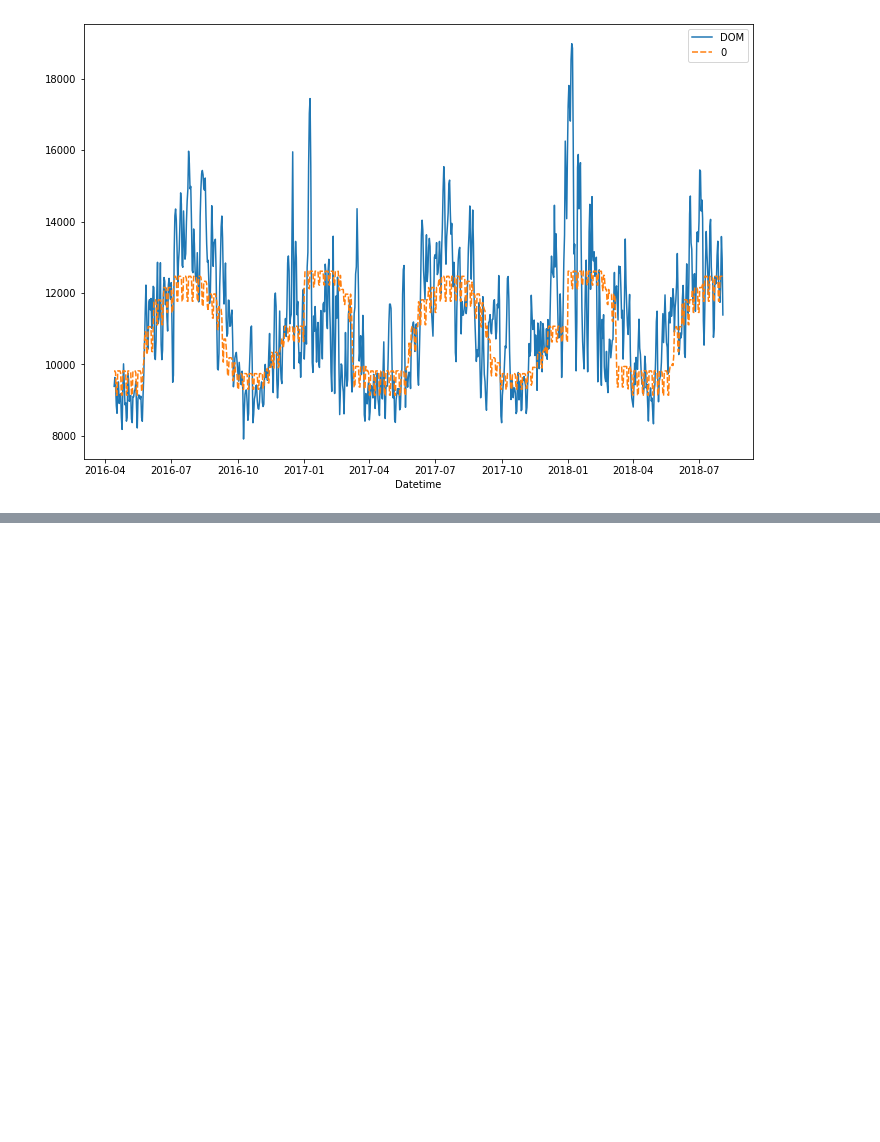
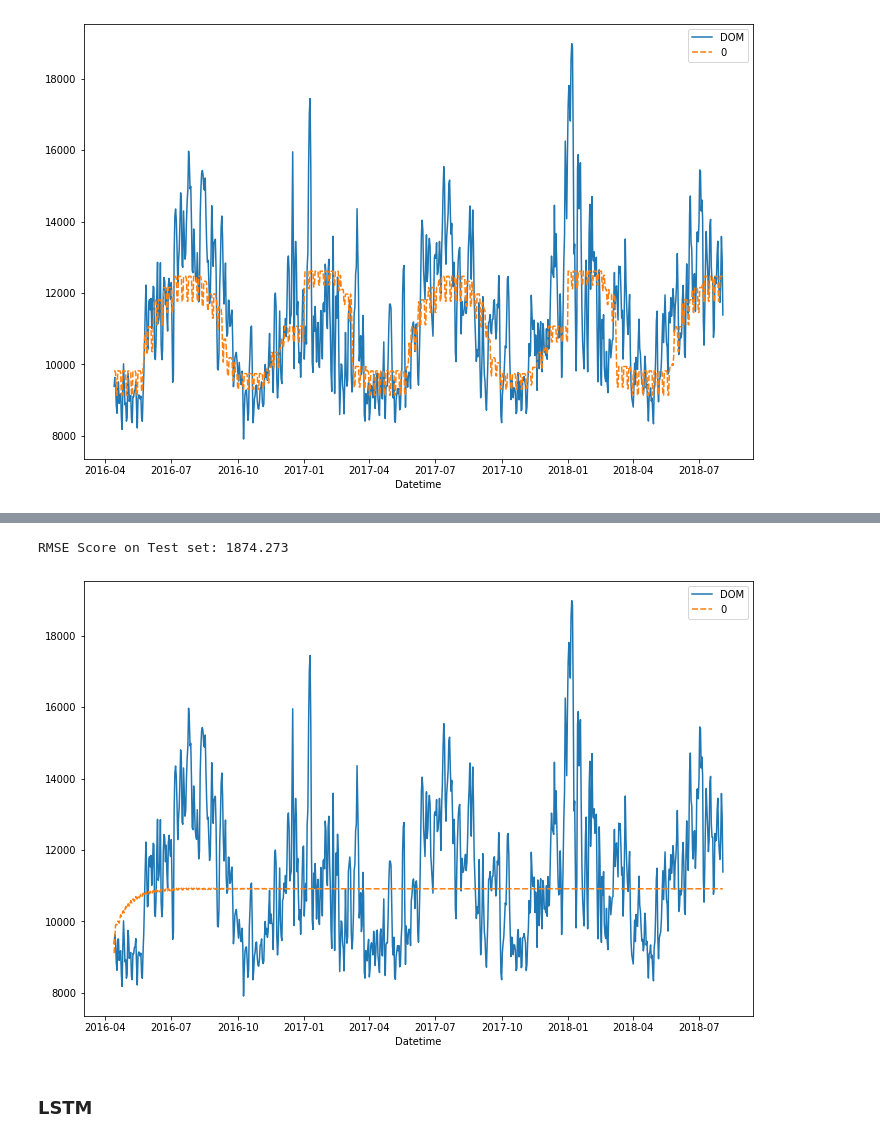
Before and after one commit to alexjjo/kaggle, a Jupyter notebook: energy-forecasting/energy-time-series-forecasting.ipynb, the cells around one changed output, grey strips where cells are left out. Drawn from its saved outputs; the diff is of its cells as text; code cells hidden in the pictures; blank space fills up the shorter version.

```diff
--- a/energy-forecasting/energy-time-series-forecasting.ipynb
+++ b/energy-forecasting/energy-time-series-forecasting.ipynb
@@ -309,0 +321,8 @@ RMSE Score on Test set: 1493.649
+# %%
+!pip install pmdarima
+import pmdarima as pm
+from pmdarima import model_selection
+
+# Fit an ARIMA
+arima = pm.ARIMA(order=(1, 1, 2), seasonal_order=(0, 1, 1, 6))
+arima.fit(y_train)
@@ -309,0 +348,19 @@ RMSE Score on Test set: 1493.649
+# %%
+# Fit a simple auto_arima model
+modl = pm.auto_arima(y_train, seasonal=True,
+                     stepwise=True, suppress_warnings=True, error_action='ignore')
+
+# Create predictions for the future, evaluate on test
+preds, conf_int = modl.predict(n_periods=y_test.shape[0], return_conf_int=True)
+
+# Print the error:
+df_predvtruth = pd.concat([y_test, pd.DataFrame(preds, index=y_test.index)], axis=1)
+fig, ax = plt.subplots(1,1,figsize=(12, 8))
+sns.lineplot(data=df_predvtruth, ax=ax)
+score = mean_squared_error(y_test, preds, squared=False)
+print(f'RMSE Score on Test set: {score:0.3f}')
+# %% [output]
+RMSE Score on Test set: 1874.273
+[figure, added]
+# %% [markdown]
+### **LSTM**
```
Also changed, not shown: parts of 12 cells of this notebook.
